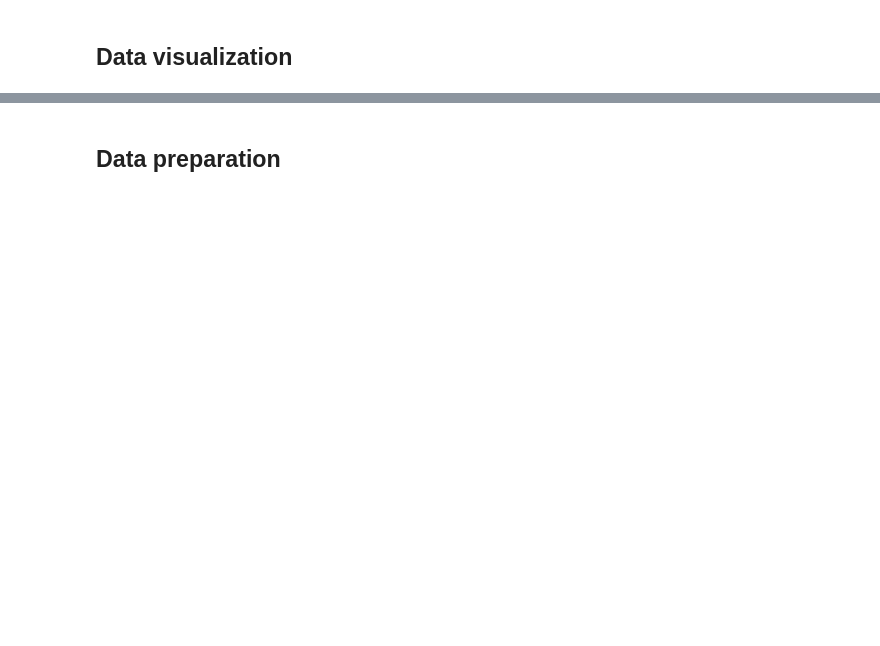
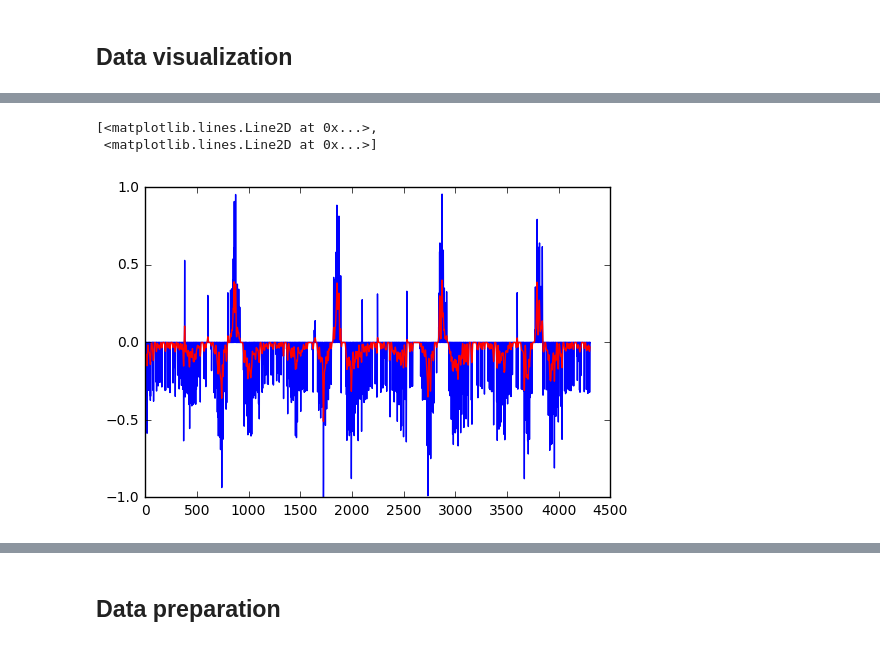
Before and after one commit to apereiral/Behavioral-Cloning-Project, a Jupyter notebook: behavioral-cloning-notebook.ipynb, the cells around one changed output, grey strips where cells are left out. Cells and saved outputs as stored; diff of their text form; code cells hidden in the pictures; blank space fills up the shorter version.

Commit message:
final notebook - pretty report with some visualization and everything :)

```diff
--- a/behavioral-cloning-notebook.ipynb
+++ b/behavioral-cloning-notebook.ipynb
@@ -102,0 +31,30 @@ tR_rev2 = visualize_dataset('track1/full_toRight_rev2/driving_log.csv')
+# %%
+### Convolution of a 1D signal with a gaussian filter of a given window length
+def smooth(curve, window_len):
+
+    # Gaussian parameters
+    sigma = 1.
+    mu = 0.
+    # Setting up 'x', guarantees the gaussian window 'w' is centered and
+    # independs on the value of mu and sigma
+    x = np.arange(mu - 3*sigma, mu + 3.1*sigma, sigma/(window_len/6.))
+    w = (np.exp((-1.*(x - mu)**2)/(2*sigma**2)))*(1./(np.sqrt(2*np.pi*sigma**2)))
+
+    y = np.convolve(w/w.sum(), curve, mode='same')
+    return y
+
+### Read the dataset and apply the 'smooth' function on its steering data
+def smooth_dataset(file_name):
+    dataset = pd.read_csv(file_name, header=0)
+    dataset['steering'] = smooth(dataset['steering'][:], window_len=20)
+    return dataset
+# %%
+### Visualize the results before and after the application of the gaussian filter
+### on one of the collected datasets
+example = pd.read_csv('track1/full_center2/driving_log.csv', header=0)
+
+plt.plot(example['steering'], 'b', smooth(example['steering'][:], window_len=20), 'r')
+# %% [output]
+[<matplotlib.lines.Line2D at 0x...>,
+ <matplotlib.lines.Line2D at 0x...>]
+[figure, added]
```
Also changed, not shown: parts of 96 cells of this notebook.
